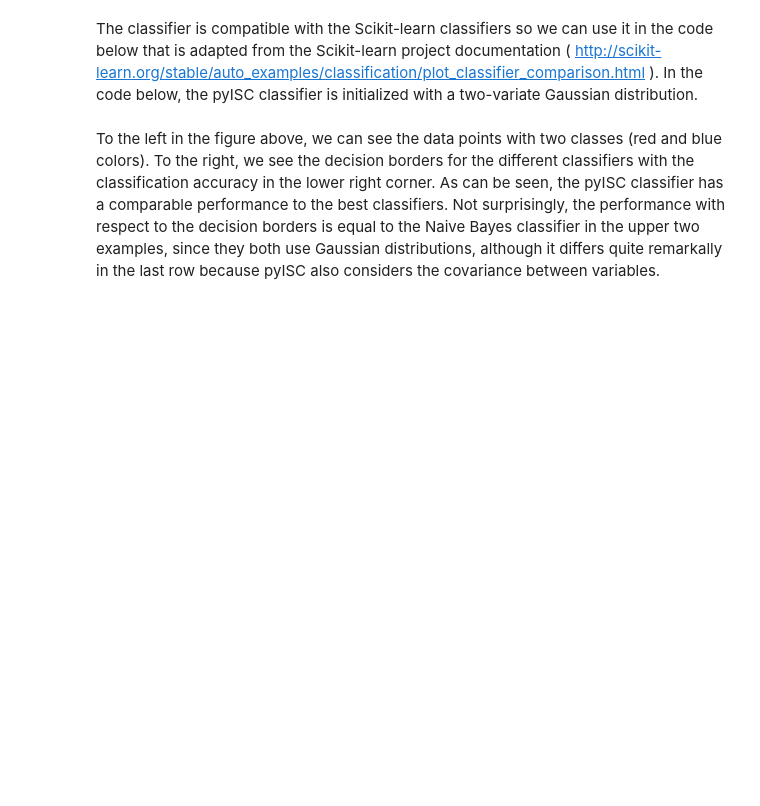
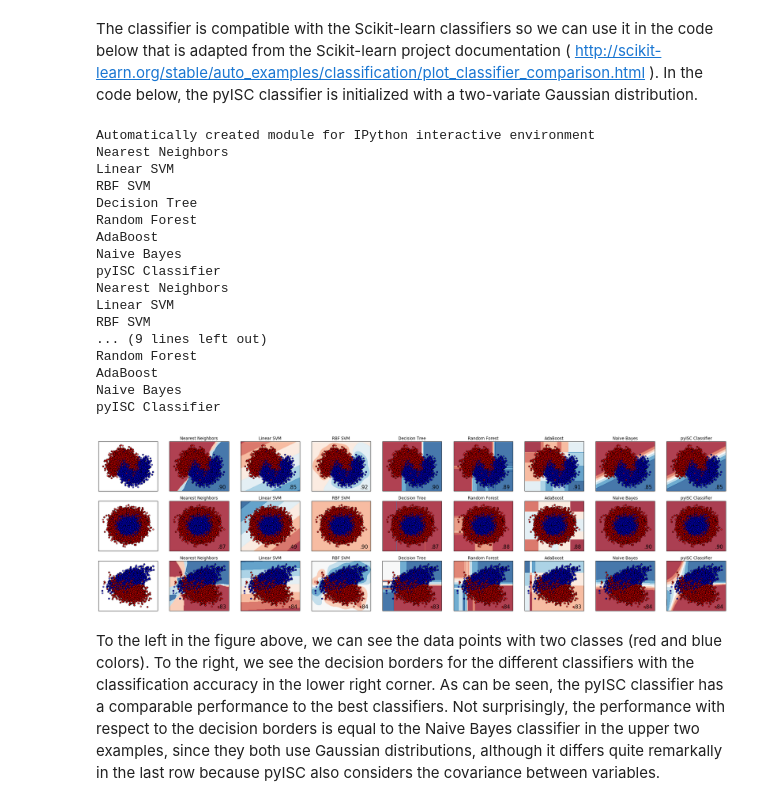
Before and after one commit to STREAM3/pyISC, a Jupyter notebook: docs/pyISC_classification_example_2.ipynb, the cells around one changed output. Cells and saved outputs as stored; diff of their text form; code cells hidden in the pictures; blank space fills up the shorter version.

```diff
--- a/docs/pyISC_classification_example_2.ipynb
+++ b/docs/pyISC_classification_example_2.ipynb
@@ -55,8 +55,8 @@ classifiers = [
     GaussianNB(),
 #    LinearDiscriminantAnalysis(),
 #    QuadraticDiscriminantAnalysis(),
-    SklearnClassifier(P_Gaussian([0,1])),
-    SklearnClassifier(P_Gaussian([0,1]),training_anomaly_threshold=3.0,clustering=True)]
+    SklearnClassifier(P_Gaussian([0,1]))
+]
 
 n_samples = 5000
 
@@ -106,33 +106,52 @@ for ds in datasets:
         clf.fit(X_train, y_train)
         score = clf.score(X_test, y_test)
 
         # Plot the decision boundary. For that, we will assign a color to each
         # point in the mesh [x_min, m_max]x[y_min, y_max].
         if hasattr(clf, "decision_function"):
             Z = clf.decision_function(np.c_[xx.ravel(), yy.ravel()])
         else:
             Z = clf.predict_proba(np.c_[xx.ravel(), yy.ravel()])[:, 1]
 
         # Put the result into a color plot
         Z = Z.reshape(xx.shape)
         ax.contourf(xx, yy, Z, cmap=cm, alpha=.8)
 
         # Plot also the training points
         ax.scatter(X_train[:, 0], X_train[:, 1], c=y_train, cmap=cm_bright)
         # and testing points
         ax.scatter(X_test[:, 0], X_test[:, 1], c=y_test, cmap=cm_bright,
                    alpha=0.6)
 
         ax.set_xlim(xx.min(), xx.max())
         ax.set_ylim(yy.min(), yy.max())
         ax.set_xticks(())
         ax.set_yticks(())
         ax.set_title(name)
         ax.text(xx.max() - .3, yy.min() + .3, ('%.2f' % score).lstrip('0'),
                 size=15, horizontalalignment='right')
         i += 1
 
 figure.subplots_adjust(left=.02, right=.98);
+# %% [output]
+Automatically created module for IPython interactive environment
+Nearest Neighbors
+Linear SVM
+RBF SVM
+Decision Tree
+Random Forest
+AdaBoost
+Naive Bayes
+pyISC Classifier
+Nearest Neighbors
+Linear SVM
+RBF SVM
+... (9 lines left out)
+Random Forest
+AdaBoost
+Naive Bayes
+pyISC Classifier
+[figure, added]
 # %% [markdown]
 To the left in the figure above, we can see the data points with two classes (red and blue colors). To the right, we see the decision borders for the different classifiers with the classification accuracy in the lower right corner.
 As can be seen, the pyISC classifier has a comparable performance to the best classifiers. Not surprisingly, the performance with respect to the decision borders is equal to the Naive Bayes classifier in the upper two examples, since they both use Gaussian distributions, although it differs quite remarkally in the last row because pyISC also considers the covariance between variables.
```
Also changed, not shown: 1 other file.
